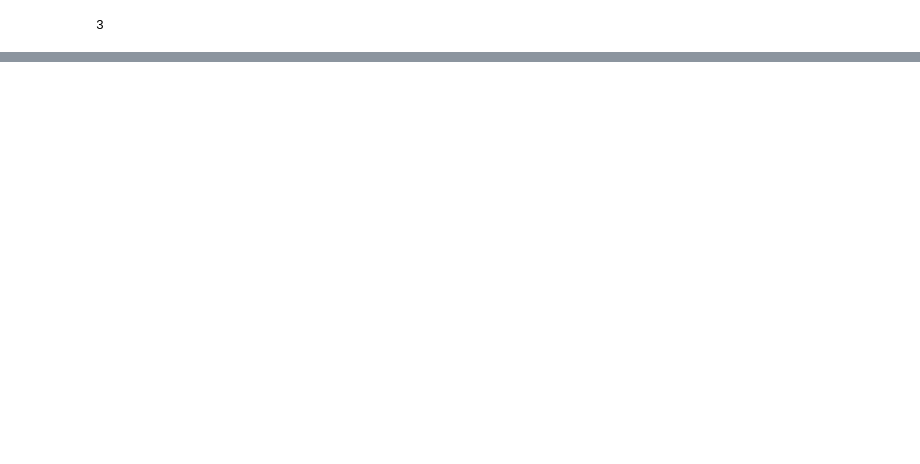
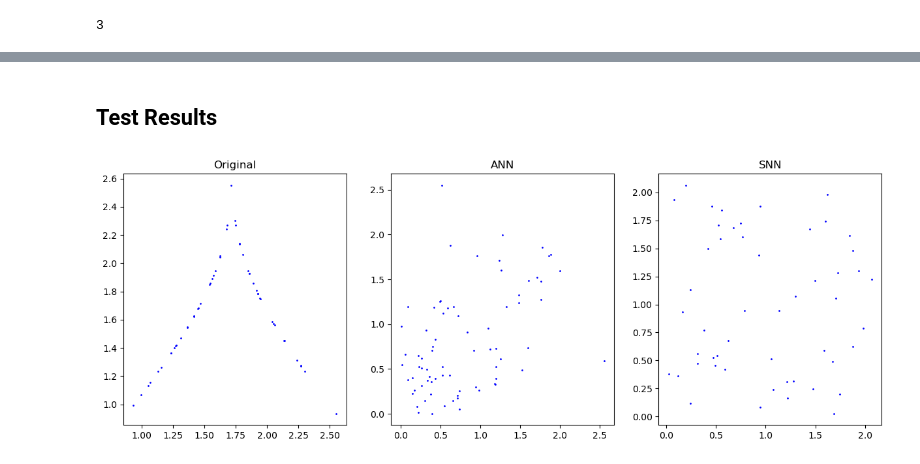
Before and after one commit to themahani/ml_force_research, a Jupyter notebook: morris_lecar/echo_state.ipynb, the cells around one changed output, grey strips where cells are left out. Drawn from its saved outputs; the diff is of its cells as text; code cells hidden in the pictures; blank space fills up the shorter version.

```diff
--- a/morris_lecar/echo_state.ipynb
+++ b/morris_lecar/echo_state.ipynb
@@ -379,0 +455,7 @@ plt.show(fig)
+# %%
+snn_ts = ML_ESN(
+    MorrisLecarCurrent, n_input=sup_tensor.size(1), n_output=sup_tensor.size(1),
+    BIAS=65, ne_hidden=Ne, ni_hidden=Ni, w_in_amp=Q, w_res_amp=gbar, device=device
+)
+# %%
+snn_ts.fit(sup_train, nt_transient=int(500/dt), l_ridge=1e-5, closed_loop=True)
@@ -379,0 +476,2 @@ plt.show(fig)
+# %%
+snn_out = snn_ts.predict(sup_test, closed_loop=True)
@@ -379,0 +502,31 @@ plt.show(fig)
+# %% [markdown]
+## Test Results
+# %%
+from scipy.signal import find_peaks
+
+dist = 200
+prom = 0.0
+peaks_orig = find_peaks(sup_test[:, 2].cpu().numpy(), distance=dist)[0]
+peaks_snn = find_peaks(snn_out[:, 2].cpu().numpy().ravel(), distance=dist)[0]
+peaks_ann = find_peaks(ann_out[:, 2].cpu().numpy().ravel(), distance=dist)[0]
+
+vals_orig = sup_test[peaks_orig, 2].cpu().numpy()
+vals_snn = snn_out.cpu().numpy().ravel()[peaks_snn]
+vals_snn = vals_snn[vals_snn > 0]
+
+vals_ann = ann_out.cpu().numpy().ravel()[peaks_ann]
+vals_ann = vals_ann[vals_ann > 0]
+# %%
+fig, ax = plt.subplots(figsize=(15, 5), ncols=3)
+
+# for i_ax in range(len(ax)):
+ax[0].plot(vals_orig[:-1], vals_orig[1:], 'bo', ms=1)
+ax[0].set_title("Original")
+ax[1].plot(vals_ann[:-1], vals_ann[1:], 'bo', ms=1)
+ax[1].set_title("ANN")
+ax[2].plot(vals_snn[:-1], vals_snn[1:], 'bo', ms=1)
+ax[2].set_title("SNN")
+
+plt.show(fig)
+# %% [output]
+[figure, added]
```
Also changed, not shown: parts of 24 cells of this notebook.
